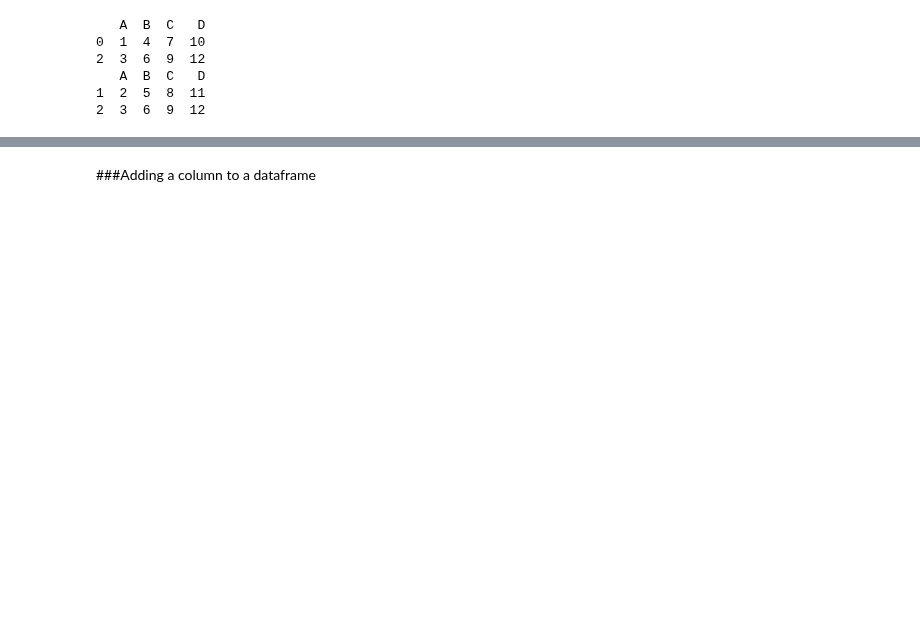
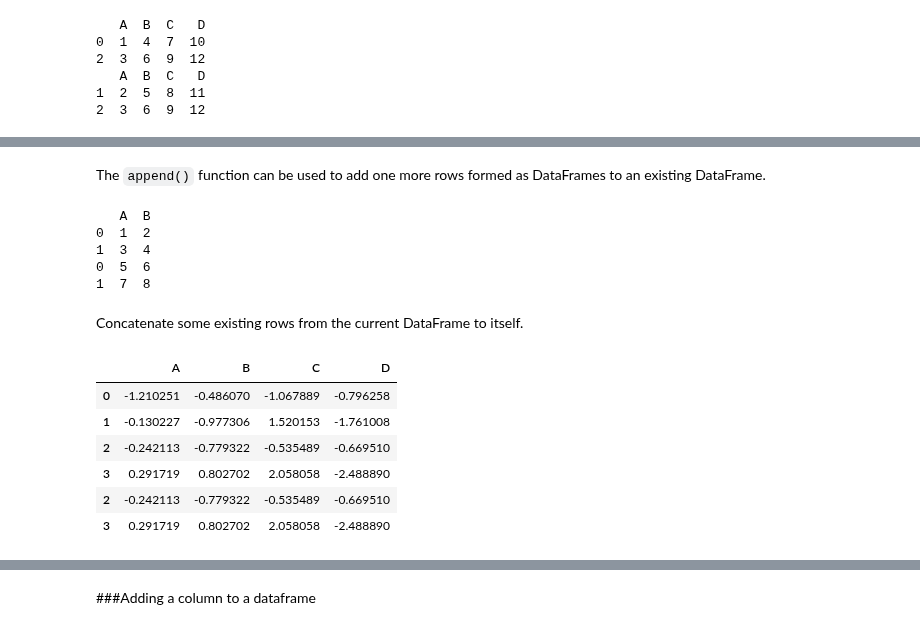
Before and after one commit to NelisW/PythonNotesToSelf, a Jupyter notebook: PandasCheatSheet.ipynb, the cells around one changed output, grey strips where cells are left out. Cells and saved outputs as stored; diff of their text form; code cells hidden in the pictures; blank space fills up the shorter version.

```diff
--- a/PandasCheatSheet.ipynb
+++ b/PandasCheatSheet.ipynb
@@ -497,0 +585,27 @@ df.T
+# %% [markdown]
+The `append()` function can be used to add one more rows formed as DataFrames to an existing DataFrame.
+# %%
+df = pd.DataFrame([[1, 2], [3, 4]], columns=list('AB'))
+df2 = pd.DataFrame([[5, 6], [7, 8]], columns=list('AB'))
+df = df.append(df2) # append row(s)
+print(df)
+# %% [output]
+   A  B
+0  1  2
+1  3  4
+0  5  6
+1  7  8
+# %% [markdown]
+Concatenate some existing rows from the current DataFrame to itself.
+# %%
+df = makeRand()
+df2 = pd.concat([df,df[2:4]])
+df2
+# %% [output]
+|  | A | B | C | D |
+| 0 | -1.210251 | -0.486070 | -1.067889 | -0.796258 |
+| 1 | -0.130227 | -0.977306 | 1.520153 | -1.761008 |
+| 2 | -0.242113 | -0.779322 | -0.535489 | -0.669510 |
+| 3 | 0.291719 | 0.802702 | 2.058058 | -2.488890 |
+| 2 | -0.242113 | -0.779322 | -0.535489 | -0.669510 |
+| 3 | 0.291719 | 0.802702 | 2.058058 | -2.488890 |
```
Also changed, not shown: parts of 139 cells of this notebook.
